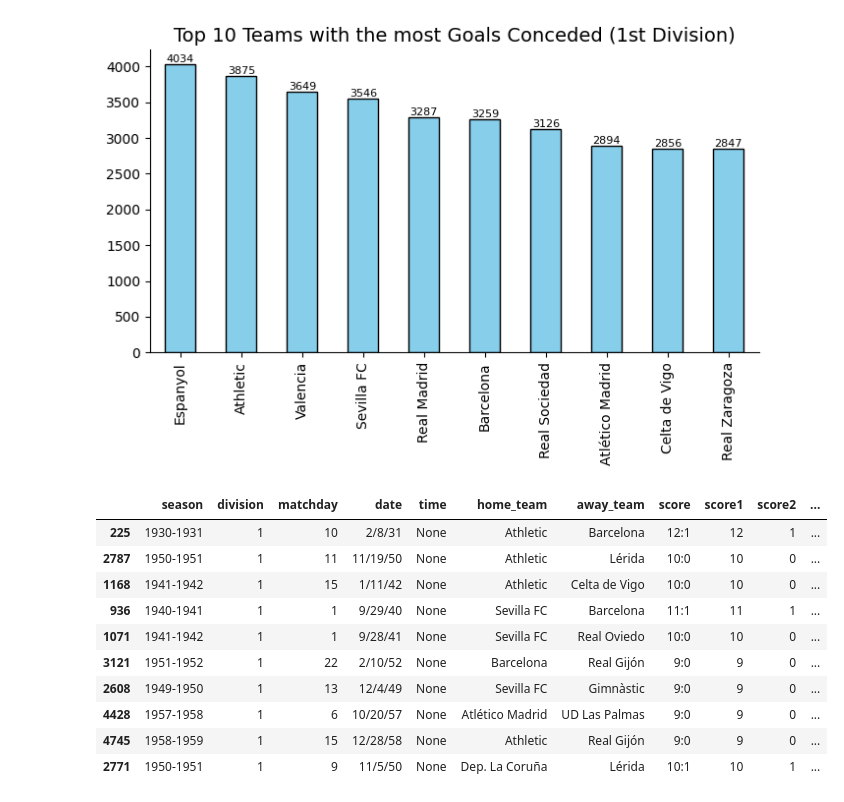
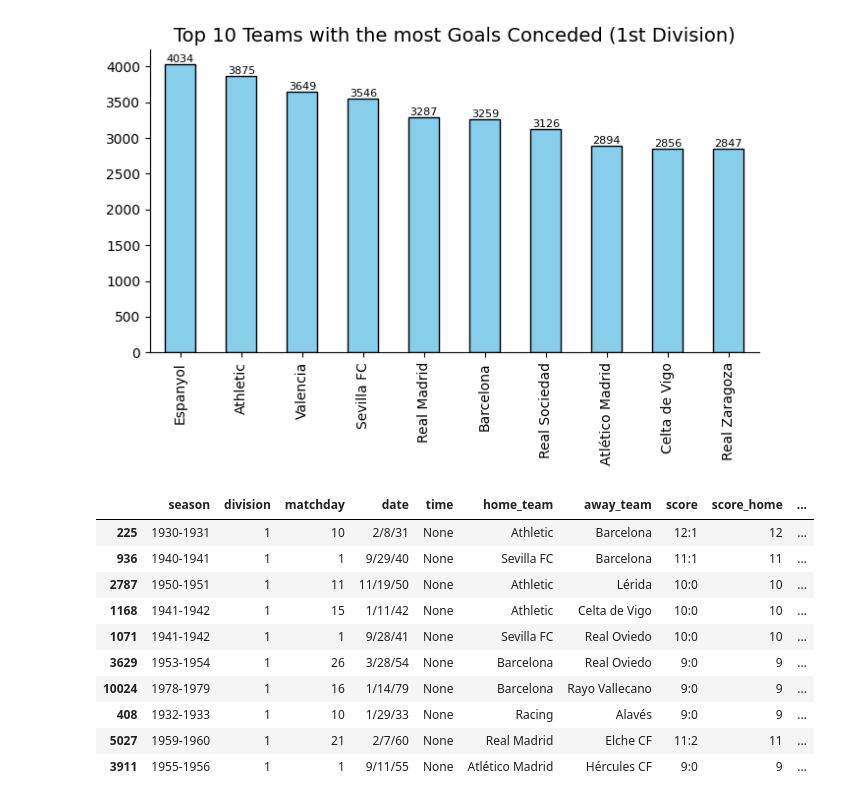
Before and after one commit to jorgers29/Spanish_Football_Analysis, a Jupyter notebook: analysis/LaLigaDataAnalysis.ipynb, the cells around one changed output. Saved outputs shown, nothing was run; the diff lists cells and outputs as text; code cells hidden in the pictures.

```diff
--- a/analysis/LaLigaDataAnalysis.ipynb
+++ b/analysis/LaLigaDataAnalysis.ipynb
@@ -46,0 +34,3 @@ dtype: object
+# %%
+df_clean = df.dropna(subset = ["score"]).copy()
+df_clean
@@ -47,2 +51,3 @@ dtype: object
 # %%
-df[['score1', 'score2']] = df['score'].str.split(':', expand=True)
+df_clean[['score_home', 'score_visitor']] = df_clean['score'].str.split(':', expand=True)
+df_clean
@@ -79,4 +82,4 @@ df
 # %%
-df['score1'] = pd.to_numeric(df['score1']).fillna(0).astype(int)
-df['score2'] = pd.to_numeric(df['score2']).fillna(0).astype(int)
+df_clean['score_home'] = pd.to_numeric(df_clean['score_home']).astype(int)
+df_clean['score_visitor'] = pd.to_numeric(df_clean['score_visitor']).astype(int)
 # %%
@@ -96,6 +98,7 @@ Resultado    object
 dtype: object
 # %%
-df['Resultado'] = 0
-df.loc[df['score1'] > df['score2'], 'Resultado'] = 1
-df.loc[df['score1'] < df['score2'], 'Resultado'] = 2
-df.loc[df['score1'] == df['score2'], 'Resultado'] = 3
+df_clean['result'] = "None"
+df_clean.loc[df_clean['score_home'] > df_clean['score_visitor'], 'result'] = "Home"
+df_clean.loc[df_clean['score_home'] < df_clean['score_visitor'], 'result'] = "Visitor"
+df_clean.loc[df_clean['score_home'] == df_clean['score_visitor'], 'result'] = "Tie"
+df_clean
@@ -191,18 +171,18 @@ plt.show()
 # %% [output]
 [figure]
 # %%
-df.loc[df['division']==1,'goal_difference'] = abs(df['score1'] - df['score2']).fillna(0).astype(int)
-highest_goal_dif = df.sort_values('goal_difference', ascending = False).head(10)
+df_clean['goal_difference'] = abs(df_clean['score_home'] - df_clean['score_visitor']).astype(int)
+highest_goal_dif = df_clean[df_clean['division'] == 1].sort_values('goal_difference', ascending = False).head(10)
 highest_goal_dif
 # %% [output]
-|  | season | division | matchday | date | time | home_team | away_team | score | score1 | score2 | ... |
-| 225 | 1930-1931 | 1 | 10 | 2/8/31 | None | Athletic | Barcelona | 12:1 | 12 | 1 | ... |
-| 2787 | 1950-1951 | 1 | 11 | 11/19/50 | None | Athletic | Lérida | 10:0 | 10 | 0 | ... |
-| 1168 | 1941-1942 | 1 | 15 | 1/11/42 | None | Athletic | Celta de Vigo | 10:0 | 10 | 0 | ... |
-| 936 | 1940-1941 | 1 | 1 | 9/29/40 | None | Sevilla FC | Barcelona | 11:1 | 11 | 1 | ... |
-| 1071 | 1941-1942 | 1 | 1 | 9/28/41 | None | Sevilla FC | Real Oviedo | 10:0 | 10 | 0 | ... |
-| 3121 | 1951-1952 | 1 | 22 | 2/10/52 | None | Barcelona | Real Gijón | 9:0 | 9 | 0 | ... |
-| 2608 | 1949-1950 | 1 | 13 | 12/4/49 | None | Sevilla FC | Gimnàstic | 9:0 | 9 | 0 | ... |
-| 4428 | 1957-1958 | 1 | 6 | 10/20/57 | None | Atlético Madrid | UD Las Palmas | 9:0 | 9 | 0 | ... |
-| 4745 | 1958-1959 | 1 | 15 | 12/28/58 | None | Athletic | Real Gijón | 9:0 | 9 | 0 | ... |
-| 2771 | 1950-1951 | 1 | 9 | 11/5/50 | None | Dep. La Coruña | Lérida | 10:1 | 10 | 1 | ... |
+|  | season | division | matchday | date | time | home_team | away_team | score | score_home | ... |
+| 225 | 1930-1931 | 1 | 10 | 2/8/31 | None | Athletic | Barcelona | 12:1 | 12 | ... |
+| 936 | 1940-1941 | 1 | 1 | 9/29/40 | None | Sevilla FC | Barcelona | 11:1 | 11 | ... |
+| 2787 | 1950-1951 | 1 | 11 | 11/19/50 | None | Athletic | Lérida | 10:0 | 10 | ... |
+| 1168 | 1941-1942 | 1 | 15 | 1/11/42 | None | Athletic | Celta de Vigo | 10:0 | 10 | ... |
+| 1071 | 1941-1942 | 1 | 1 | 9/28/41 | None | Sevilla FC | Real Oviedo | 10:0 | 10 | ... |
+| 3629 | 1953-1954 | 1 | 26 | 3/28/54 | None | Barcelona | Real Oviedo | 9:0 | 9 | ... |
+| 10024 | 1978-1979 | 1 | 16 | 1/14/79 | None | Barcelona | Rayo Vallecano | 9:0 | 9 | ... |
+| 408 | 1932-1933 | 1 | 10 | 1/29/33 | None | Racing | Alavés | 9:0 | 9 | ... |
+| 5027 | 1959-1960 | 1 | 21 | 2/7/60 | None | Real Madrid | Elche CF | 11:2 | 11 | ... |
+| 3911 | 1955-1956 | 1 | 1 | 9/11/55 | None | Atlético Madrid | Hércules CF | 9:0 | 9 | ... |
```
Also changed, not shown: parts of 20 cells of this notebook.
